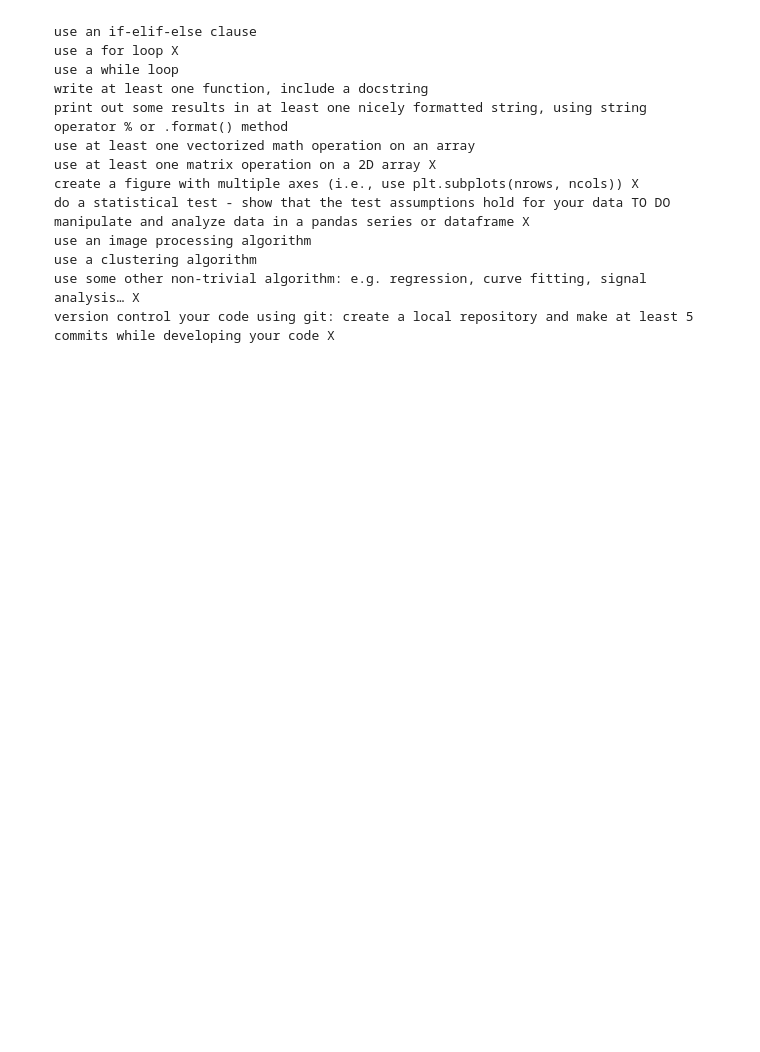
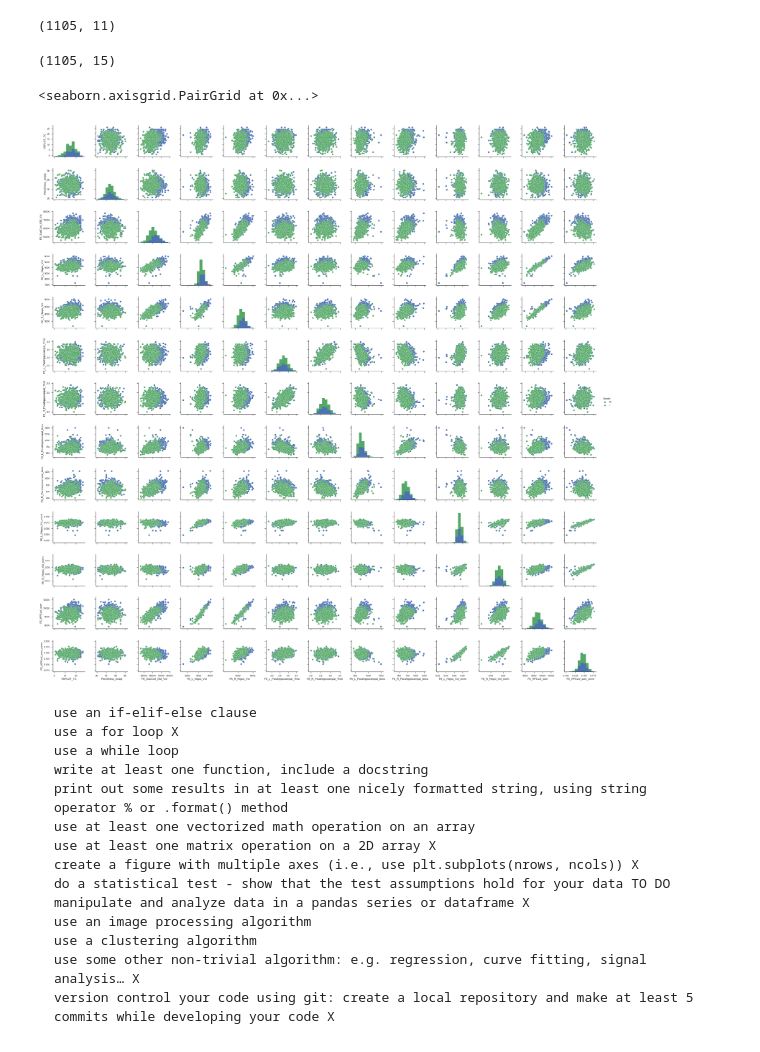
Before and after one commit to juhuu21/python_project, a Jupyter notebook: Project_Judita_Huber.ipynb, the cells around one changed output. Drawn from its saved outputs; the diff is of its cells as text; code cells hidden in the pictures; blank space fills up the shorter version.

```diff
--- a/Project_Judita_Huber.ipynb
+++ b/Project_Judita_Huber.ipynb
@@ -88,7 +99,12 @@ filter_col
 # %%
+#filter data
 HCP_data_f = HCP_data[filter_col] #use filter in data frame to select specified columns
+
+#exclude empty entries (otherwise get error message later)
 HCP_data_f = HCP_data_f[~HCP_data_f.FS_L_Hippo_Vol.isnull()]
-HCP_data_f = HCP_data_f[~HCP_data_f.IWRD_TOT.isnull()]
-#new_FS = HCP_data_f[~HCP_data_f.FS_HPCvol_sum_norm.isnull()]
+HCP_data_f = HCP_data_f[~HCP_data_f.FS_R_Hippo_Vol.isnull()]
+HCP_data_f = HCP_data_f[~HCP_data_f.FS_SubCort_GM_Vol.isnull()]
+HCP_data_f = HCP_data_f[~HCP_data_f.VSPLOT_TC.isnull()]
 HCP_data_f.shape #check that correct shape
-#HCP_data_f_m.shape #check that correct shape
+# %% [output]
+(1105, 11)
@@ -97,10 +110,0 @@ HCP_data_f
-# %%
-#create composite scores as well (matrix operations!)
-
-#normalise volume by supratentorial volume
-HCP_data_f['FS_L_Hippo_Vol_norm'] = HCP_data_f.FS_L_Hippo_Vol / HCP_data.FS_SupraTentorial_Vol *100
-HCP_data_f['FS_R_Hippo_Vol_norm'] = HCP_data_f.FS_R_Hippo_Vol / HCP_data.FS_SupraTentorial_Vol *100
-HCP_data_f['FS_HPCvol_sum'] = HCP_data_f.FS_R_Hippo_Vol + HCP_data_f.FS_L_Hippo_Vol *100
-
-HCP_data_f['FS_HPCvol_sum_norm'] = HCP_data_f.FS_HPCvol_sum / HCP_data.FS_SupraTentorial_Vol *100
-HCP_data_f.head()
@@ -109,9 +111,37 @@ HCP_data_f.plot.scatter(x='VSPLOT_TC', y='FS_R_Hippo_Vol')
+# %%
+#create composite scores to determine
+# *) total hippocampal volume
+# *) normalised hippocampal volume
+
+#normalise hippocampal volume by dividing by total subcortical grey matter volume
+FS_L_Hippo_Vol_norm = np.array(HCP_data_f.FS_L_Hippo_Vol / HCP_data_f.FS_SubCort_GM_Vol) #left hippocampus
+FS_R_Hippo_Vol_norm = np.array(HCP_data_f.FS_R_Hippo_Vol / HCP_data_f.FS_SubCort_GM_Vol) #right hippocampus
+FS_R_Hippo_Vol_norm.size
+
+#calculate total hippocampal volume
+FS_HPCvol_sum = np.array(HCP_data_f.FS_R_Hippo_Vol + HCP_data_f.FS_L_Hippo_Vol)
+#calculate total normalised hippocampal volume
+FS_HPCvol_sum_norm = np.array(FS_HPCvol_sum / HCP_data_f.FS_SubCort_GM_Vol)
+
+#include arrays in data frame
+HCP_data_f['FS_L_Hippo_Vol_norm'] = FS_L_Hippo_Vol_norm
+HCP_data_f['FS_R_Hippo_Vol_norm'] = FS_R_Hippo_Vol_norm
+HCP_data_f['FS_HPCvol_sum'] = FS_HPCvol_sum
+HCP_data_f['FS_HPCvol_sum_norm'] = HCP_data_f.FS_HPCvol_sum / HCP_data.FS_SubCort_GM_Vol
+
+#check
+HCP_data_f.shape
+# %% [output]
+(1105, 15)
 # %%
 #create at least one plot of analysis results, with title and labelled axes
 # %%
+#create at least one plot of analysis results, with title and labelled axes
 sns.set(style="ticks")
-
-sns.pairplot(HCP_data_f,  dropna=True, hue = "Age")
+sns.pairplot(HCP_data_f,  dropna=True, hue = "Gender")
+# %% [output]
+<seaborn.axisgrid.PairGrid at 0x...>
+[figure, added]
 # %%
 # write own function
 # %%
```
Also changed, not shown: parts of 9 cells of this notebook.
